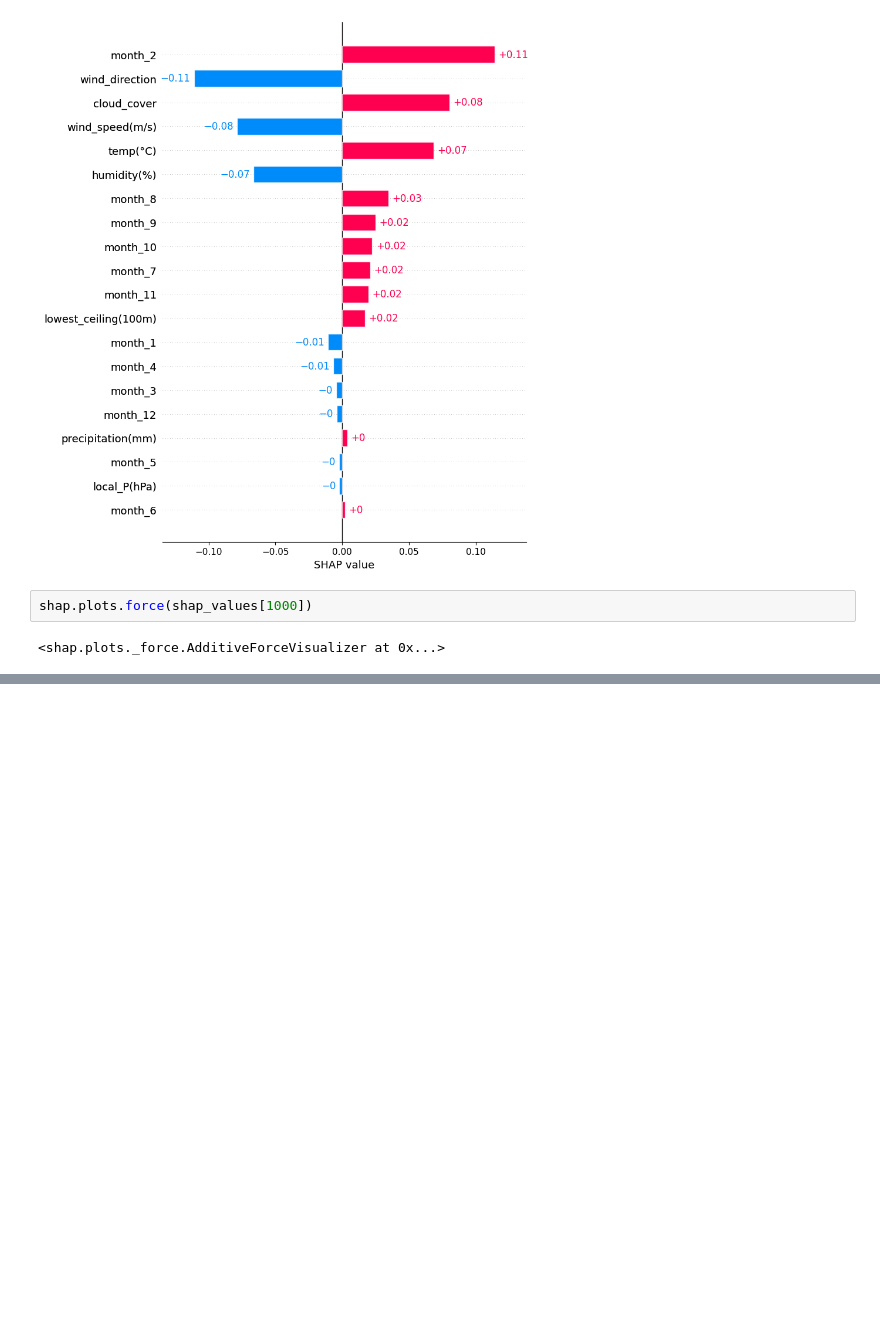
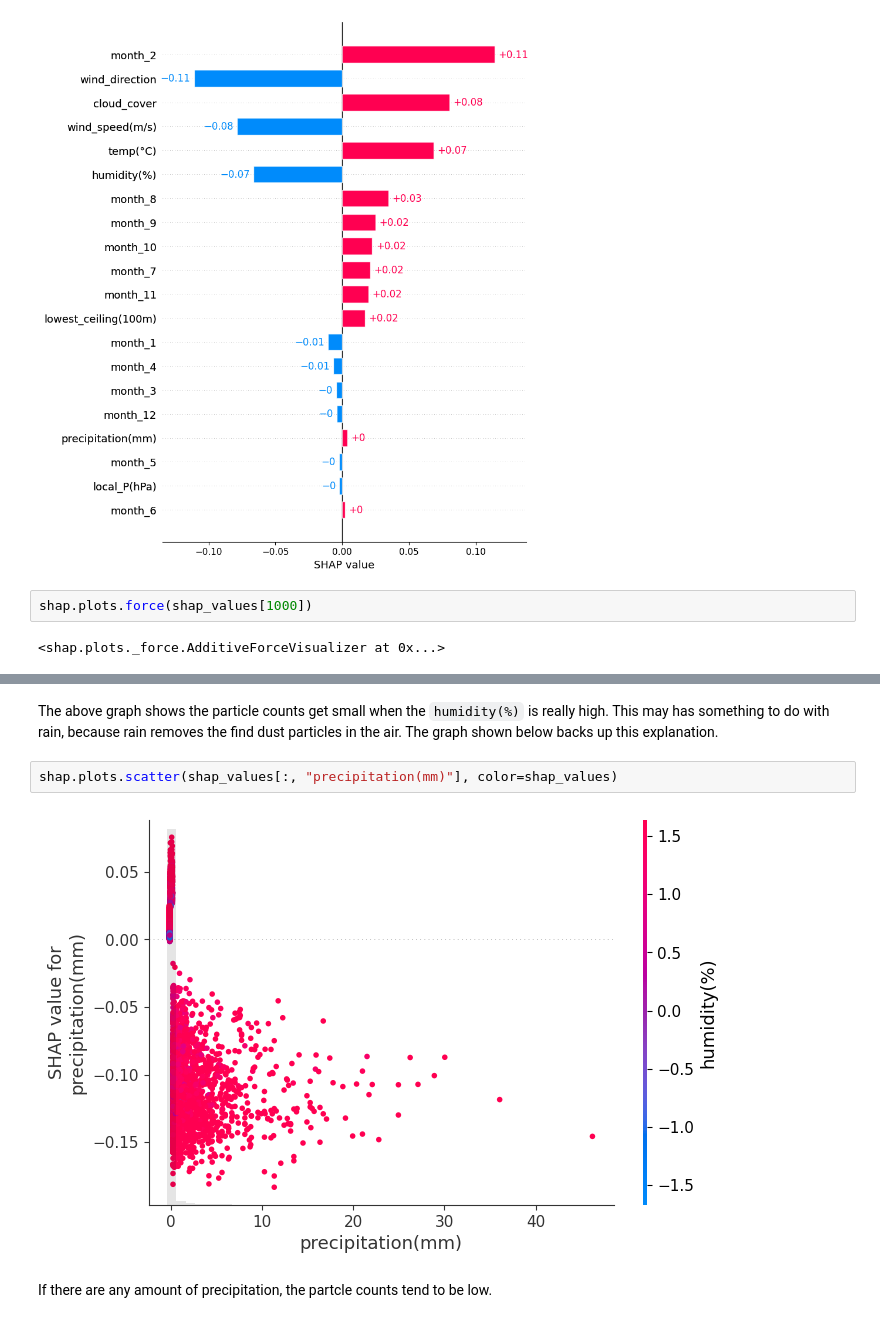
Before and after one commit to johnwslee/fine_dust_analysis, a Jupyter notebook: notebooks/4_LGBM_feature_importance.ipynb, the cells around one changed output, grey strips where cells are left out. Cells and saved outputs as stored; diff of their text form; blank space fills up the shorter version.

```diff
--- a/notebooks/4_LGBM_feature_importance.ipynb
+++ b/notebooks/4_LGBM_feature_importance.ipynb
@@ -164,3 +169,11 @@ shap.plots.scatter(shap_values[:, "humidity(%)"], color=shap_values)
+# %% [markdown]
+The above graph shows the particle counts get small when the `humidity(%)` is really high. This may has something to do with rain, because rain removes the find dust particles in the air. The graph shown below backs up this explanation.
+# %%
+shap.plots.scatter(shap_values[:, "precipitation(mm)"], color=shap_values)
+# %% [output]
+[figure, added]
+# %% [markdown]
+If there are any amount of precipitation, the partcle counts tend to be low.
 # %%
 shap.plots.scatter(shap_values[:, "temp(°C)"], color=shap_values)
 # %% [output]
```
Also changed, not shown: parts of 8 cells of this notebook, 7 other files.
